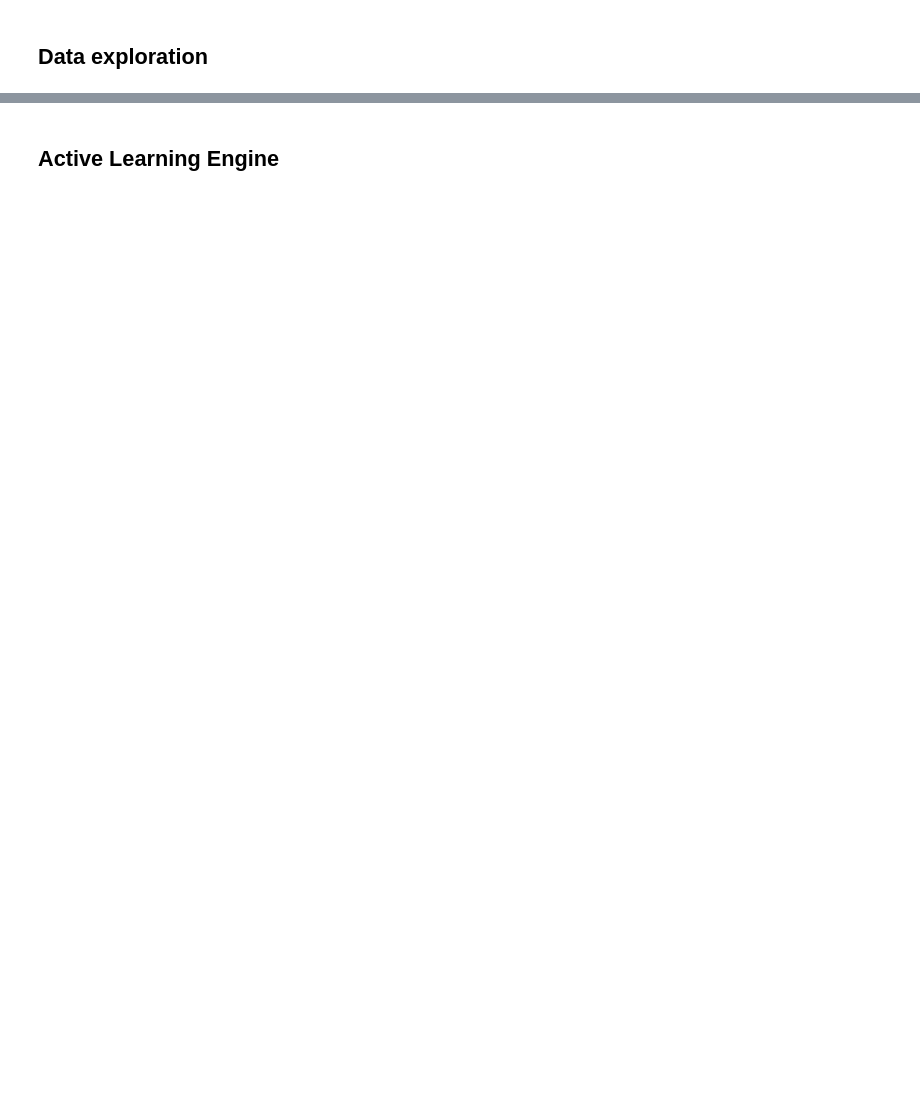
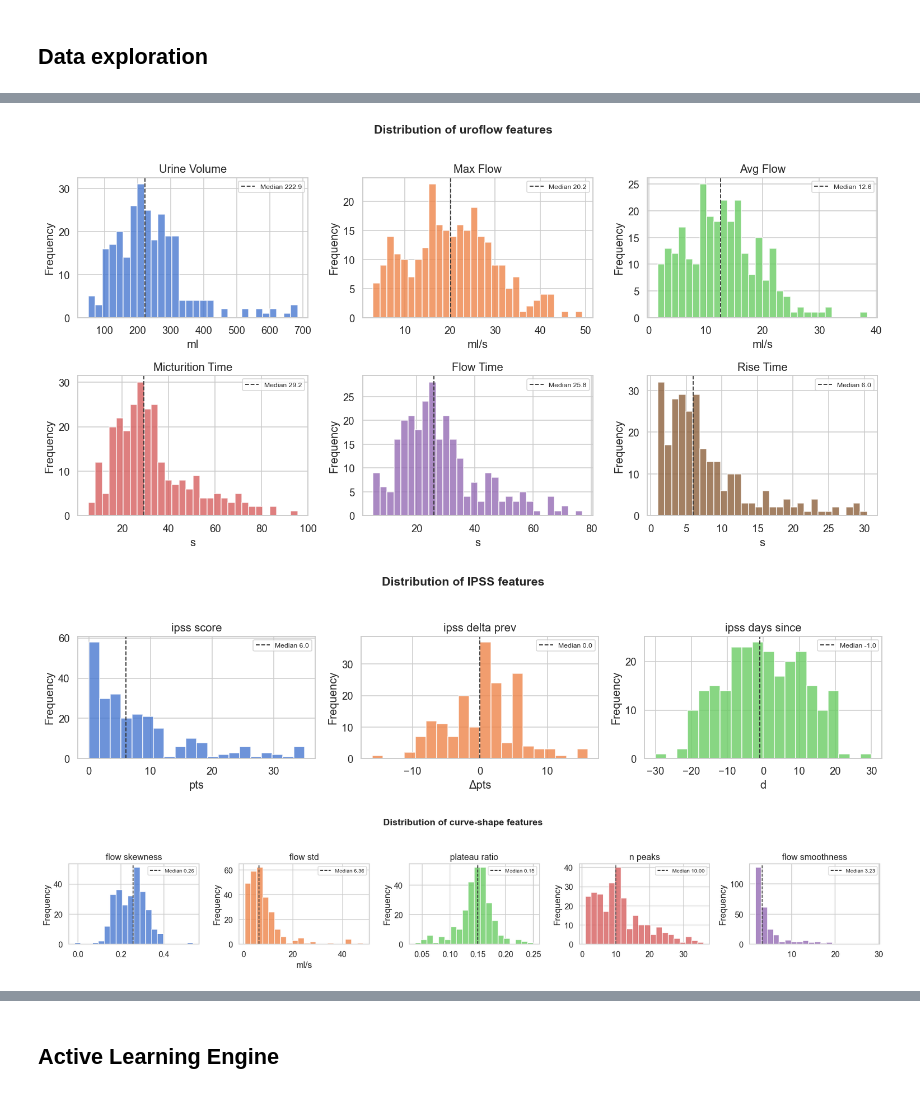
Before and after one commit to alexanderreiprich/anomaly_detection, a Jupyter notebook: 2_uroflow_labeling/active_learning/uro_active_learning.ipynb, the cells around one changed output, grey strips where cells are left out. Saved outputs shown, nothing was run; the diff lists cells and outputs as text; code cells hidden in the pictures; blank space fills up the shorter version.

Commit message:
feat: curve analysis to active learning process

```diff
--- a/2_uroflow_labeling/active_learning/uro_active_learning.ipynb
+++ b/2_uroflow_labeling/active_learning/uro_active_learning.ipynb
@@ -300,33 +532,58 @@ colors = sns.color_palette('muted', 6)
 for ax, feat, col in zip(axes.flat, FLOW_FEATURES, colors):
     data = df_all[feat].dropna()
     ax.hist(data, bins=30, color=col, alpha=0.8, edgecolor='white')
     ax.set_title(feat.replace('_', ' ').title())
     ax.set_xlabel(FEATURE_UNITS[feat])
     ax.set_ylabel('Frequency')
     ax.axvline(data.median(), color='#333', ls='--', lw=1.2, label=f'Median {data.median():.1f}')
     ax.legend(fontsize=8)
 fig.suptitle('Distribution of uroflow features', fontsize=14, fontweight='bold', y=1.01)
 plt.tight_layout()
 plt.show()
 
 # IPSS feature histograms (separate because semantics differ)
 ipss_data = df_all[IPSS_FEATURES].dropna(how='all')
 if len(ipss_data):
     fig, axes = plt.subplots(1, 3, figsize=(14, 3.5))
     ipss_colors = sns.color_palette('muted', 3)
     for ax, feat, col in zip(axes, IPSS_FEATURES, ipss_colors):
         data = df_all[feat].dropna()
         if len(data) == 0:
             ax.set_title(f'{feat} (no data)'); ax.axis('off'); continue
         ax.hist(data, bins=20, color=col, alpha=0.8, edgecolor='white')
         ax.set_title(feat.replace('_', ' '))
         ax.set_xlabel(FEATURE_UNITS[feat])
         ax.set_ylabel('Frequency')
         ax.axvline(data.median(), color='#333', ls='--', lw=1.2, label=f'Median {data.median():.1f}')
         ax.legend(fontsize=8)
     fig.suptitle('Distribution of IPSS features', fontsize=14, fontweight='bold', y=1.05)
     plt.tight_layout()
     plt.show()
+
+# Curve-shape feature histograms (derived from uroflow timeseries)
+curve_data = df_all[TIMESERIES_FEATURES].dropna(how='all')
+if len(curve_data):
+    fig, axes = plt.subplots(1, 5, figsize=(18, 3.2))
+    curve_colors = sns.color_palette('muted', 5)
+    for ax, feat, col in zip(axes, TIMESERIES_FEATURES, curve_colors):
+        data = df_all[feat].dropna()
+        if len(data) == 0:
+            ax.set_title(f'{feat} (no data)'); ax.axis('off'); continue
+        ax.hist(data, bins=20, color=col, alpha=0.8, edgecolor='white')
+        ax.set_title(feat.replace('_', ' '))
+        unit = FEATURE_UNITS[feat]
+        ax.set_xlabel(unit if unit else '')
+        ax.set_ylabel('Frequency')
+        ax.axvline(data.median(), color='#333', ls='--', lw=1.2,
+                   label=f'Median {data.median():.2f}')
+        ax.legend(fontsize=8)
+    fig.suptitle('Distribution of curve-shape features', fontsize=14, fontweight='bold', y=1.05)
+    plt.tight_layout()
+    plt.show()
+# %% [output]
+[figure, added]
+[figure, added]
+[figure, added]
 # %%
 # Correlation matrix
 fig, ax = plt.subplots(figsize=(8, 6))
```
Also changed, not shown: parts of 17 cells of this notebook, 7 other files.
